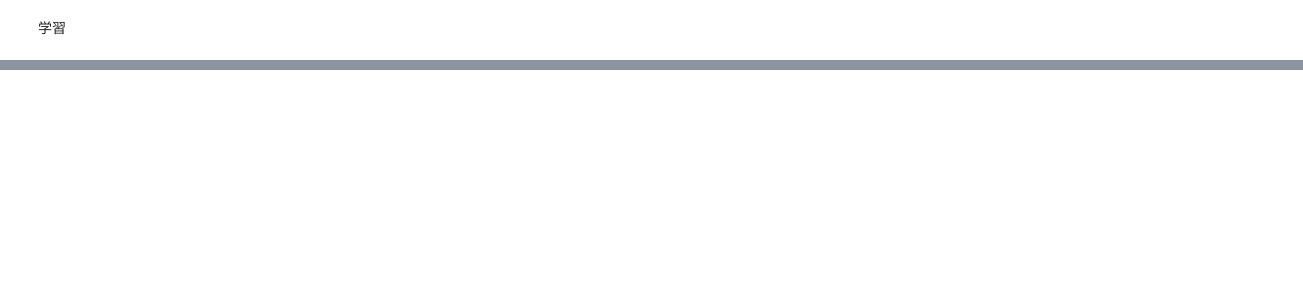
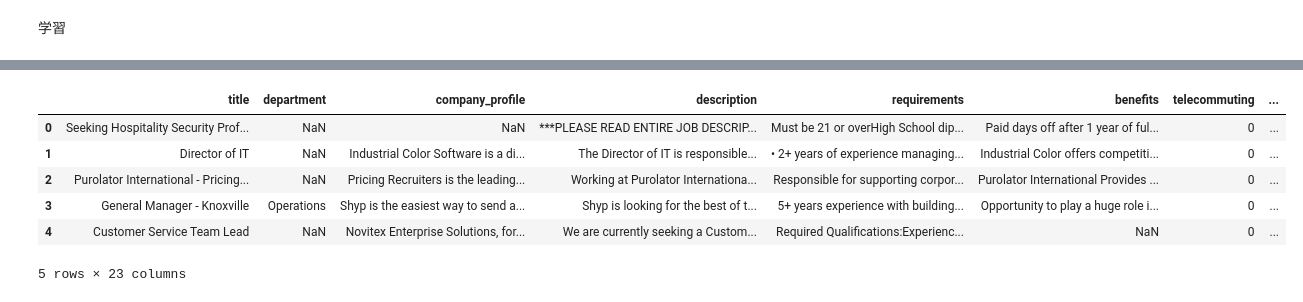
Before and after one commit to AK-8420/FastAPI-AI_vs_User, a Jupyter notebook: XGBoost_test.ipynb, the cells around one changed output, grey strips where cells are left out. Cells and saved outputs as stored; diff of their text form; code cells hidden in the pictures; blank space fills up the shorter version.

```diff
--- a/XGBoost_test.ipynb
+++ b/XGBoost_test.ipynb
@@ -562,0 +522,10 @@ print(result)
+# %%
+encoded_train_X.head()
+# %% [output]
+|  | title | department | company_profile | description | requirements | benefits | telecommuting | ... |
+| 0 | Seeking Hospitality Security Prof... | NaN | NaN | ***PLEASE READ ENTIRE JOB DESCRIP... | Must be 21 or overHigh School dip... | Paid days off after 1 year of ful... | 0 | ... |
+| 1 | Director of IT | NaN | Industrial Color Software is a di... | The Director of IT is responsible... | • 2+ years of experience managing... | Industrial Color offers competiti... | 0 | ... |
+| 2 | Purolator International - Pricing... | NaN | Pricing Recruiters is the leading... | Working at Purolator Internationa... | Responsible for supporting corpor... | Purolator International Provides ... | 0 | ... |
+| 3 | General Manager - Knoxville | Operations | Shyp is the easiest way to send a... | Shyp is looking for the best of t... | 5+ years experience with building... | Opportunity to play a huge role i... | 0 | ... |
+| 4 | Customer Service Team Lead | NaN | Novitex Enterprise Solutions, for... | We are currently seeking a Custom... | Required Qualifications:Experienc... | NaN | 0 | ... |
+5 rows × 23 columns
```
Also changed, not shown: parts of 17 cells of this notebook.
